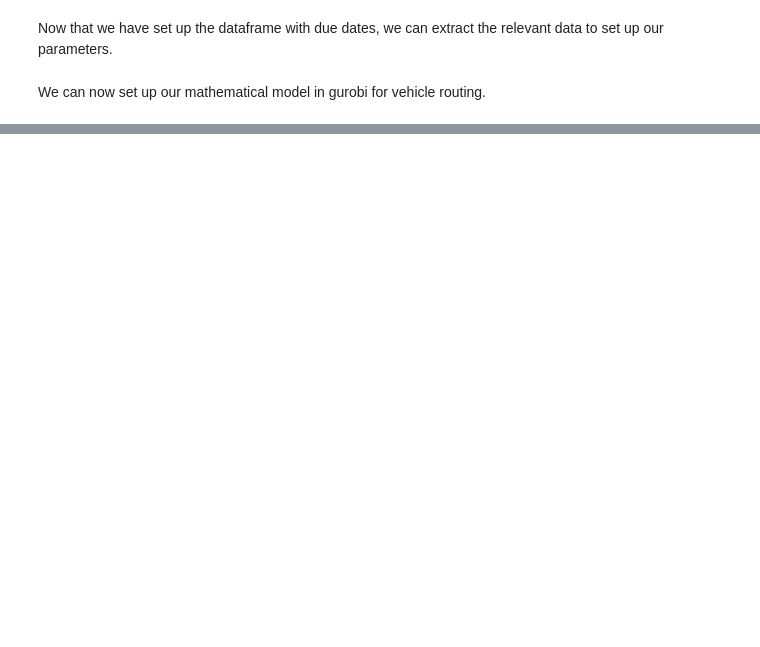
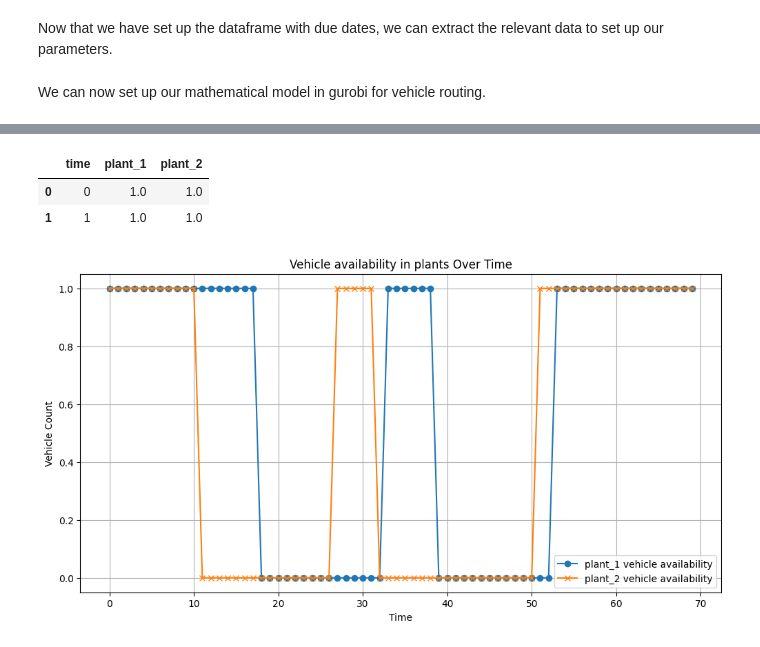
Before and after one commit to AACR1752/SCode, a Jupyter notebook: supply_chain_project.ipynb, the cells around one changed output, grey strips where cells are left out. Drawn from its saved outputs; the diff is of its cells as text; code cells hidden in the pictures; blank space fills up the shorter version.

```diff
--- a/supply_chain_project.ipynb
+++ b/supply_chain_project.ipynb
@@ -171,9 +77,6 @@ lik = li1+li2 # Example values for parameters associated with time of production
 fik = fi1+fi2 # Example values for parameters associated with time of vehicle return to a plant k (1,2)
 # %% [markdown]
 We can now set up our mathematical model in gurobi for vehicle routing.
-# %%
-# Set Up time
-T = 66   # Example value, replace with actual number of time periods (cosider this as T+1)
 # %%
 # Initialize model
 model = gp.Model("Production_and_Delivery_Scheduling")
@@ -228,0 +163,8 @@ IndexError: list index out of range
+# %%
+for o in range(n):
+    for p in range(m):
+        # print(x[o,p])
+        if x[o,p].x>0:
+            print(f"Order {o+1} served by plant {p+1}")
+        if z[o,p].x>0:
+            print(f"Vehicle returns to plant {p+1} after serving order {o+1}")
@@ -228,0 +180,40 @@ IndexError: list index out of range
+# %%
+p1 = []
+p2 = []
+time = []
+for t in range(T):
+    time.append(t)
+    for p in range(m):
+        if p == 0:
+            p1.append(y[t,p].x)
+        if p == 1:
+            p2.append(y[t,p].x)
+data = {
+    'time':time,
+    'plant_1':p1,
+    'plant_2':p2
+}
+vehicle = pd.DataFrame(data)
+# %%
+vehicle.head(2)
+# %% [output]
+|  | time | plant_1 | plant_2 |
+| 0 | 0 | 1.0 | 1.0 |
+| 1 | 1 | 1.0 | 1.0 |
+# %%
+# Plot
+plt.figure(figsize=(12, 6))
+plt.plot(vehicle['time'], vehicle['plant_1'], label='plant_1 vehicle availability', marker='o')
+plt.plot(vehicle['time'], vehicle['plant_2'], label='plant_2 vehicle availability', marker='x')
+
+# Add labels and title
+plt.xlabel('Time')
+plt.ylabel('Vehicle Count')
+plt.title('Vehicle availability in plants Over Time')
+plt.legend()
+
+# Show plot
+plt.grid(True)
+plt.show()
+# %% [output]
+[figure, added]
```
Also changed, not shown: parts of 23 cells of this notebook, 2 other files.
